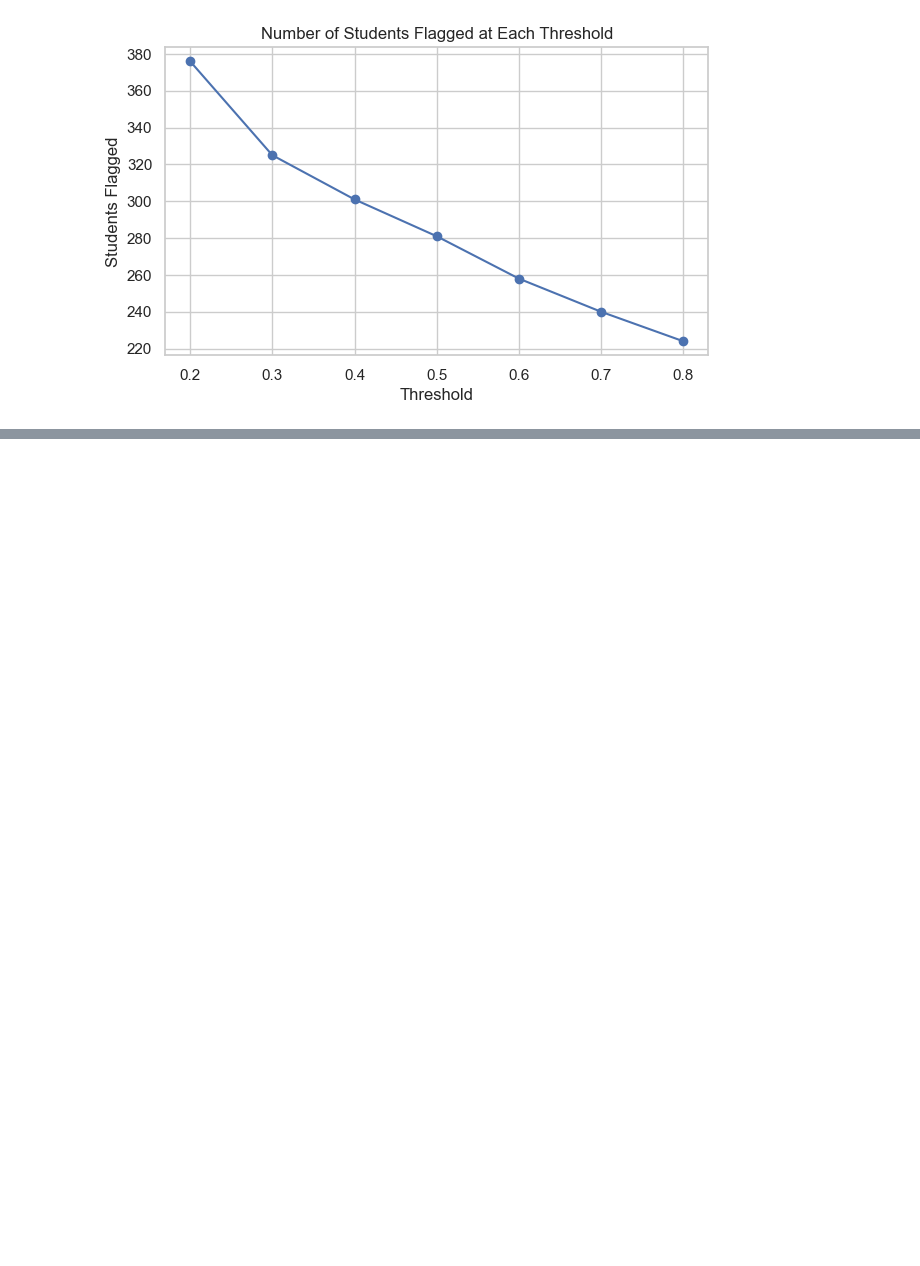
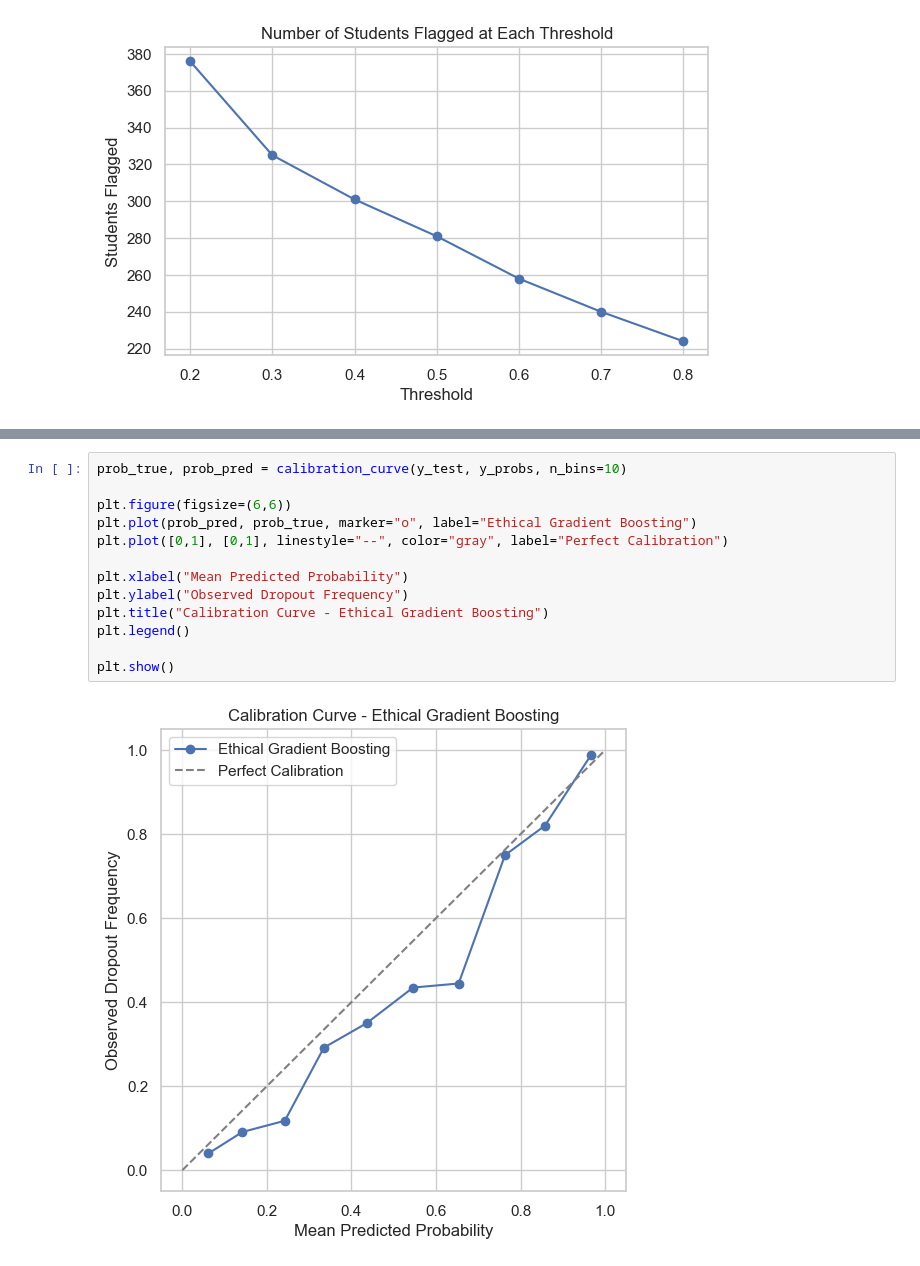
Before and after one commit to DimitarMalamski/student-dropout-predictor, a Jupyter notebook: notebooks/02_student_dropout_risk_scoring.ipynb, the cells around one changed output, grey strips where cells are left out. Drawn from its saved outputs; the diff is of its cells as text; blank space fills up the shorter version.

Commit message:
Calibration Analysis investigated

```diff
--- a/notebooks/02_student_dropout_risk_scoring.ipynb
+++ b/notebooks/02_student_dropout_risk_scoring.ipynb
@@ -918,0 +939,15 @@ plt.show()
+# %%
+prob_true, prob_pred = calibration_curve(y_test, y_probs, n_bins=10)
+
+plt.figure(figsize=(6,6))
+plt.plot(prob_pred, prob_true, marker="o", label="Ethical Gradient Boosting")
+plt.plot([0,1], [0,1], linestyle="--", color="gray", label="Perfect Calibration")
+
+plt.xlabel("Mean Predicted Probability")
+plt.ylabel("Observed Dropout Frequency")
+plt.title("Calibration Curve - Ethical Gradient Boosting")
+plt.legend()
+
+plt.show()
+# %% [output]
+[figure, added]
```
Also changed, not shown: parts of 4 cells of this notebook.
